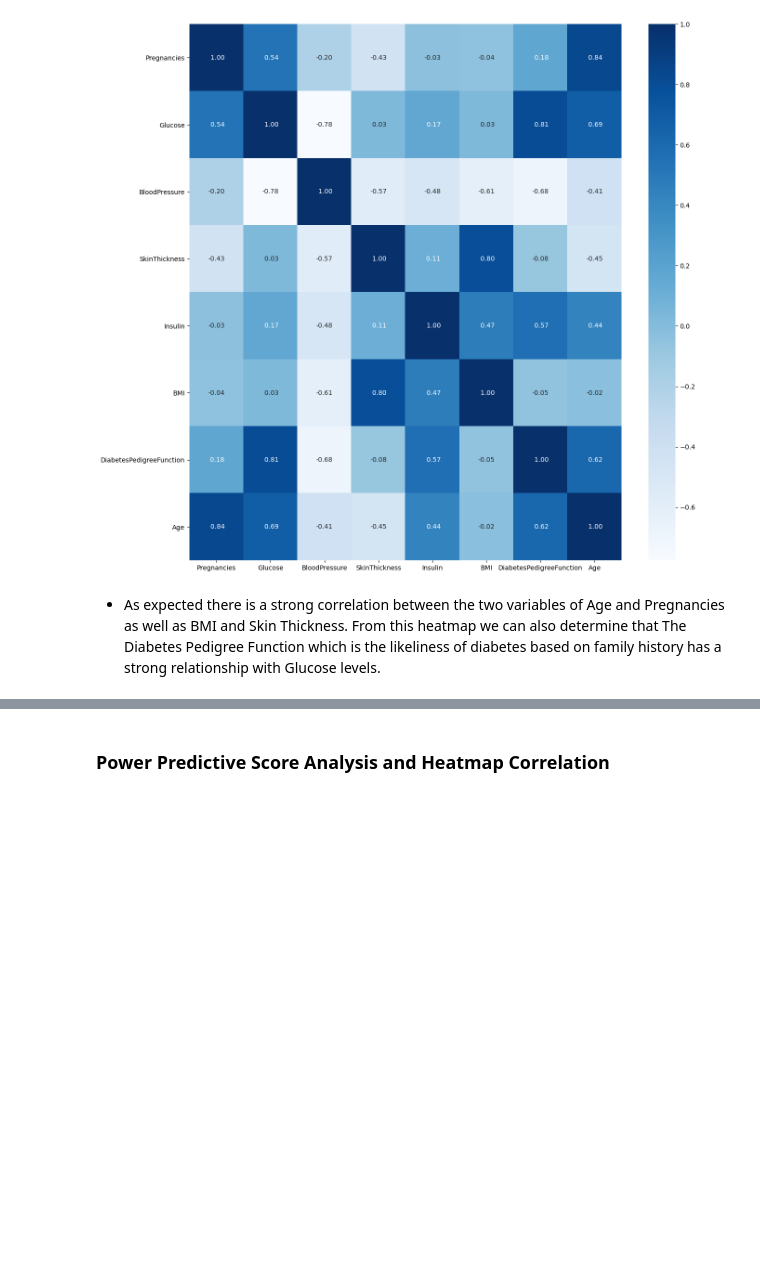
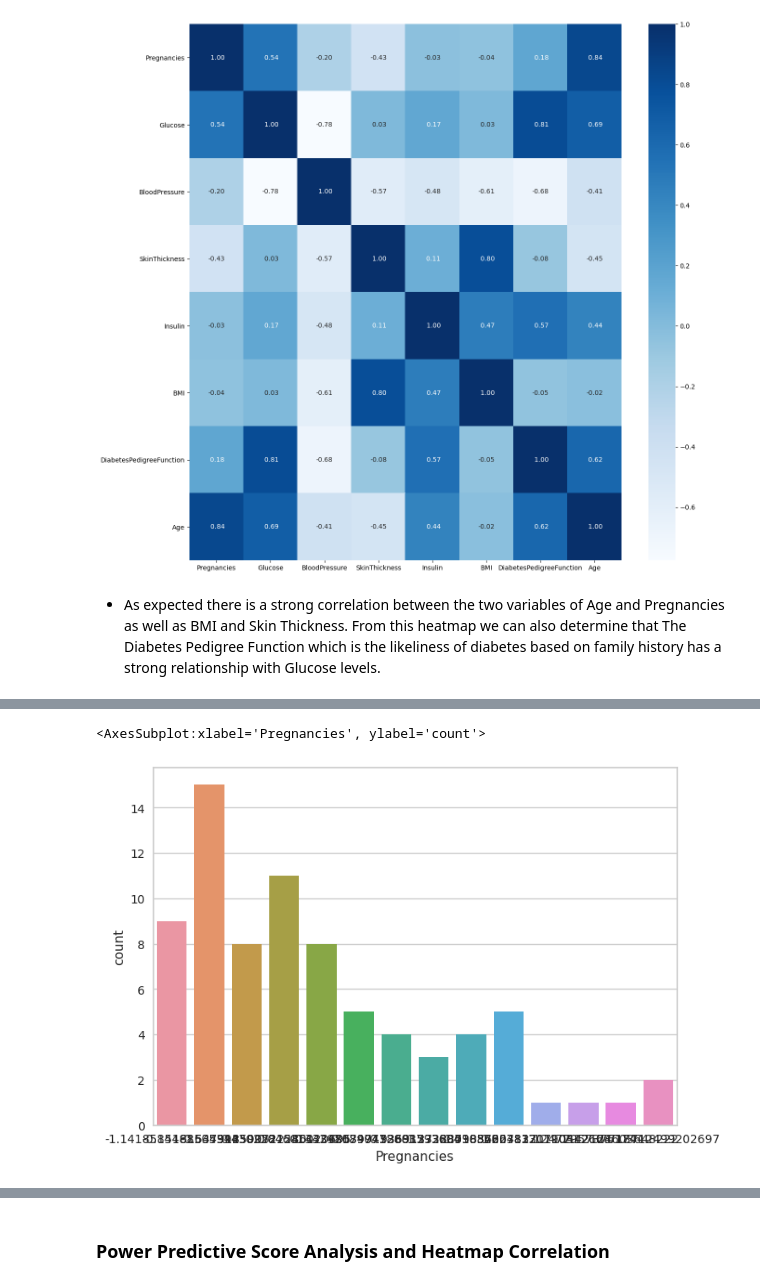
Before and after one commit to Code-Institute-Submissions/hardingrichard-pp5-diabetes-prediction_JanResub, a Jupyter notebook: jupyter_notebooks/03-FeatureEngineering.ipynb, the cells around one changed output, grey strips where cells are left out. Cells and saved outputs as stored; diff of their text form; code cells hidden in the pictures; blank space fills up the shorter version.

```diff
--- a/jupyter_notebooks/03-FeatureEngineering.ipynb
+++ b/jupyter_notebooks/03-FeatureEngineering.ipynb
@@ -546,0 +569,5 @@ sns.heatmap(correl, annot=True, cmap=plt.cm.Blues, fmt=' .2f')
+# %%
+sns.countplot(x=x_test['Pregnancies'])
+# %% [output]
+<AxesSubplot:xlabel='Pregnancies', ylabel='count'>
+[figure, added]
```
Also changed, not shown: parts of 15 cells of this notebook.
